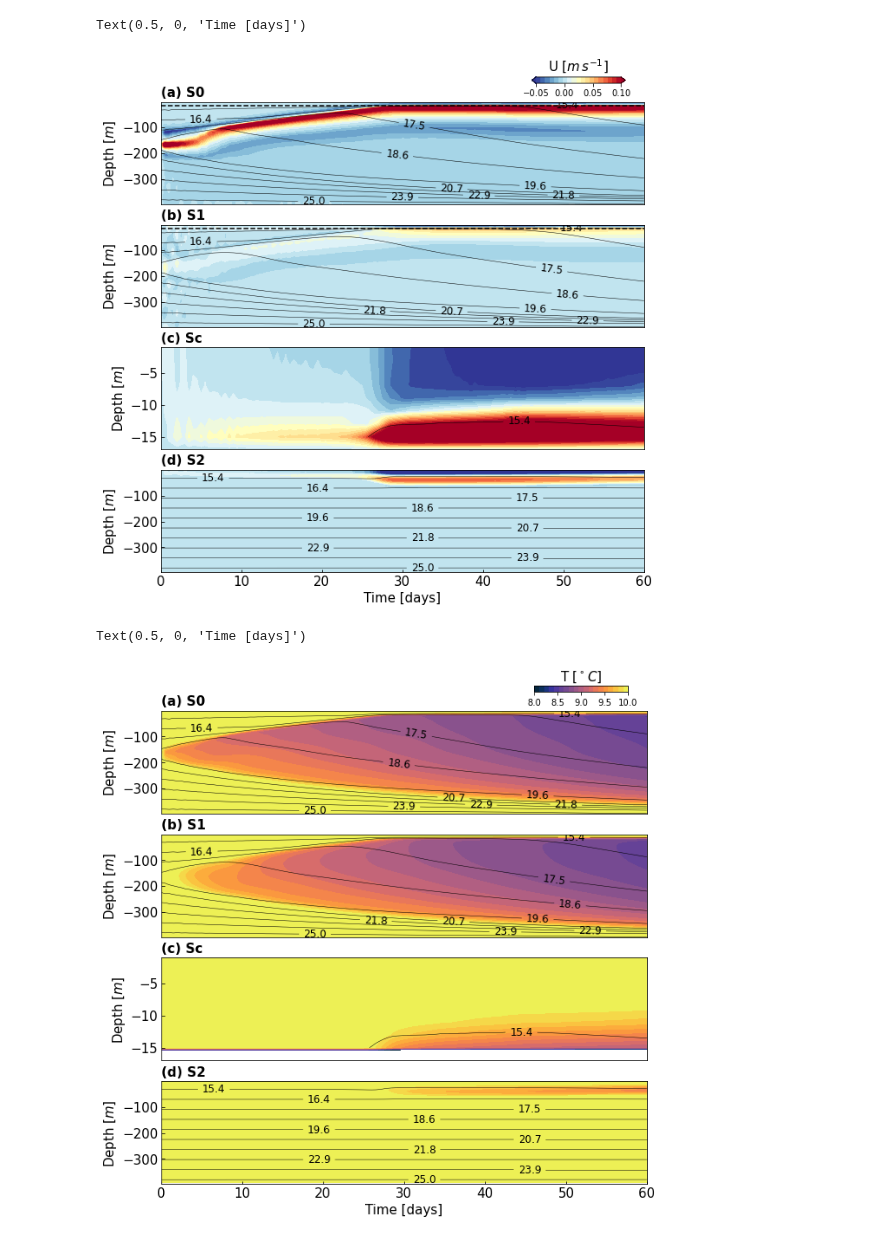
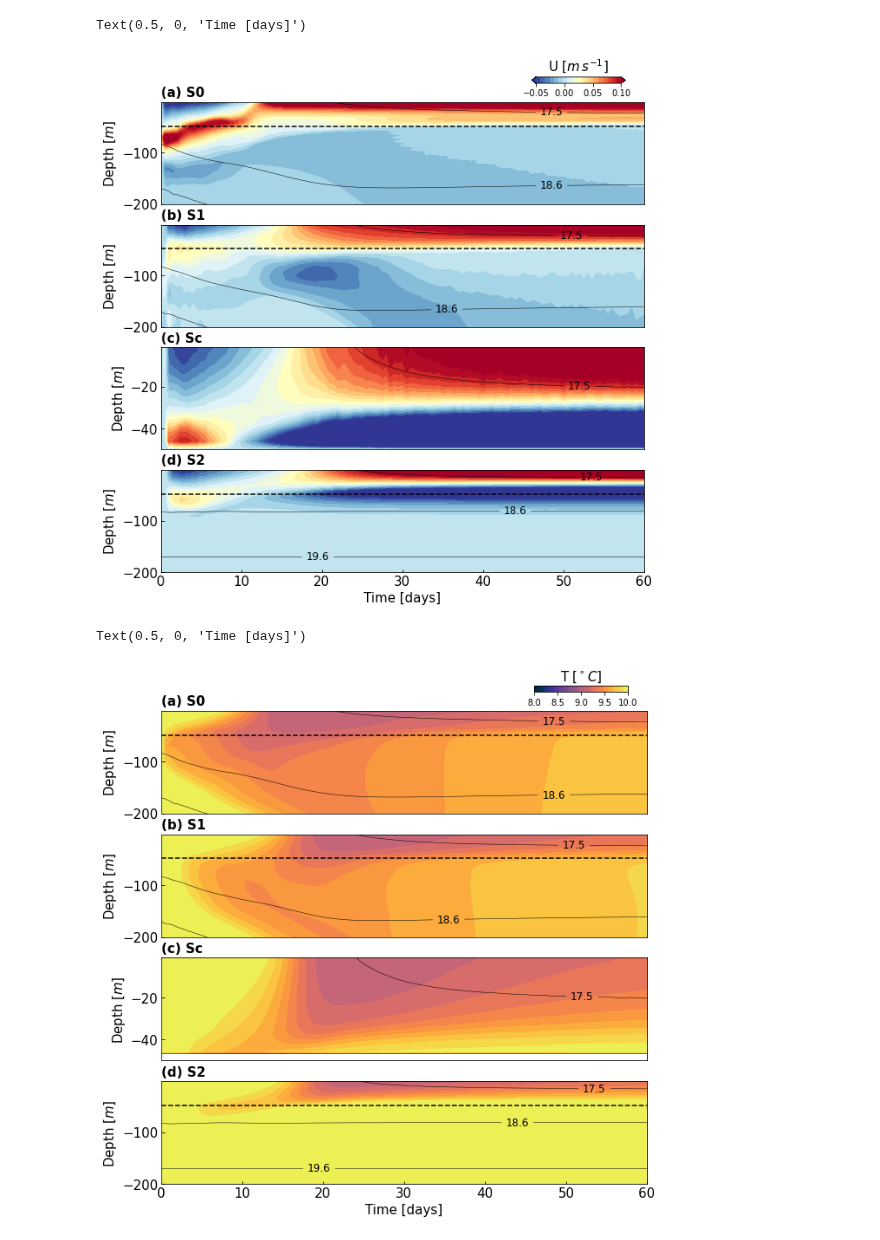
Before and after one commit to weiyangbao/Jupyter-Iceplume, a Jupyter notebook: Fjord Modeling/Strat_Transition.ipynb, the cells around one changed output. Cells and saved outputs as stored; diff of their text form; code cells hidden in the pictures.

```diff
--- a/Fjord Modeling/Strat_Transition.ipynb
+++ b/Fjord Modeling/Strat_Transition.ipynb
@@ -35,10 +35,10 @@ def UT_prof(datapath, case_id, xidx):
     return depth, time, Uzt, Tzt, Rho
 # %%
 path1 = '/work/oceans/wbao/MITgcm_results/iceplume/4_Sz_minhs'
-path2 = '/work/oceans/wbao/MITgcm_results/iceplume/Sal_Linear_minhs'
+path2 = '/work/oceans/wbao/MITgcm_results/iceplume/Sal_Linear_maxhs'
 path3 = '/work/oceans/wbao/MITgcm_results/iceplume/2_Qsg_minhs'
 
-caseN = 2
+caseN = 4
 gf, sw, sc, se = 6, 120, 178, 235 # index for cross-fjord sections 0, 1, sill crest, 2
 
 depth, time, U1, T1, Rho1 = UT_prof(path2, caseN, gf)
@@ -60,10 +60,10 @@ cu = np.linspace(-0.05,0.1,20) # Contour range for U
 crho = np.linspace(10,25,15) # Contour range for density
 cmap = 'RdYlBu_r'
 
-
+hs = 48
 ax1 = fig1.add_subplot(411)
 im1 = ax1.contourf(time, depth, U1, cu, cmap=cmap, extend='both')
-ax1.axhline(y=depth[8],color='k',linestyle='--')
+ax1.axhline(y=-hs,color='k',linestyle='--')
 
 # Plot isopycnals
 CS1 = ax1.contour(time, depth, Rho1-1000, crho, colors='k', linewidths=.5)
@@ -75,7 +75,7 @@ cbar.set_ticks([-0.05,0,0.05,0.1])
 cbar.ax.set_title('U [$m\,s^{-1}$]', size=15)
 
 ax1.set_xlim(time[0],time[-1])
-ax1.set_ylim(depth[-1],depth[0])
+ax1.set_ylim(-200,depth[0])
 ax1.xaxis.set_visible(False)
 ax1.tick_params(direction='in', labelsize=15)
 ax1.set_title('(a) S0', loc='left', size=15, weight='bold')
@@ -85,13 +85,13 @@ ax1.set_ylabel('Depth [$m$]', size=15)
 
 ax2 = fig1.add_subplot(412)
 im2 = ax2.contourf(time, depth, U2, cu, cmap=cmap, extend='both')
-ax2.axhline(y=depth[8],color='k',linestyle='--')
+ax2.axhline(y=-hs,color='k',linestyle='--')
 CS2 = ax2.contour(time, depth, Rho2-1000, crho, colors='k', linewidths=.5)
 plt.clabel(CS2, fmt='%1.1f', fontsize=12, inline=1)
 
 
 ax2.set_xlim(time[0],time[-1])
-ax2.set_ylim(depth[-1],depth[0])
+ax2.set_ylim(-200,depth[0])
 ax2.xaxis.set_visible(False)
 ax2.tick_params(direction='in', labelsize=15)
 ax2.set_title('(b) S1', loc='left', size=15, weight='bold')
@@ -102,12 +102,13 @@ ax2.set_ylabel('Depth [$m$]', size=15)
 ax3 = fig1.add_subplot(413)
 im3 = ax3.contourf(time, depth, U3, cu, cmap=cmap, extend='both')
 #ax3.axhline(y=-16,color='k',linestyle='--')
-CS3 = ax3.contour(time, depth[:8], Rho3[:8,:]-1000, crho, colors='k', linewidths=.5)
+CS3 = ax3.contour(time, depth[:22], Rho3[:22,:]-1000, crho, colors='k', linewidths=.5) # hs=18, depth_ind=7
 plt.clabel(CS3, fmt='%1.1f', fontsize=12, inline=1)
 
 
 ax3.set_xlim(time[0],time[-1])
-ax3.set_ylim(depth[8],depth[0])
+#ax3.set_ylim(depth[8],depth[0])
+ax3.set_ylim(-50,depth[0])
 ax3.xaxis.set_visible(False)
 ax3.tick_params(direction='in', labelsize=15)
 ax3.set_title('(c) Sc', loc='left', size=15, weight='bold')
@@ -119,16 +120,17 @@ ax4 = fig1.add_subplot(414)
 im4 = ax4.contourf(time, depth, U4, cu, cmap=cmap, extend='both')
 CS4 = ax4.contour(time, depth[:-1], Rho4[:-1,:]-1000, crho, colors='k', linewidths=.5)
 plt.clabel(CS4, fmt='%1.1f', fontsize=12, inline=1)
+ax4.axhline(y=-hs,color='k',linestyle='--')
 
 ax4.set_xlim(time[0],time[-1])
-ax4.set_ylim(depth[-1],depth[0])
+ax4.set_ylim(-200,depth[0])
 ax4.tick_params(direction='in', labelsize=15)
 ax4.set_title('(d) S2', loc='left', size=15, weight='bold')
 ax4.set_ylabel('Depth [$m$]', size=15)
 ax4.set_xlabel('Time [days]', size=15)
 # %% [output]
 Text(0.5, 0, 'Time [days]')
-[figure, old version]
+[figure, new version]
 # %%
 # Making plot for potential temperature
 fig2 = plt.figure(figsize=(10,10))
@@ -148,6 +150,7 @@ im1 = ax1.contourf(time, depth, T1, ct, cmap=cmap2)
 # Plot isopycnals
 CS1 = ax1.contour(time, depth, Rho1-1000, crho1, colors='k', linewidths=.5)
 plt.clabel(CS1, fmt='%1.1f', fontsize=12, inline=1)
+ax1.axhline(y=-hs,color='k',linestyle='--')
 
 cbaxes = fig2.add_axes([0.72, 0.91, 0.15, 0.01])
 cbar = fig2.colorbar(im1,cax=cbaxes, orientation='horizontal')
@@ -155,7 +158,7 @@ cbar.set_ticks([8,8.5,9,9.5,10])
 cbar.ax.set_title('T [$^\circ C$]', size=15)
 
 ax1.set_xlim(time[0],time[-1])
-ax1.set_ylim(depth[-1],depth[0])
+ax1.set_ylim(-200,depth[0])
 ax1.xaxis.set_visible(False)
 ax1.tick_params(direction='in', labelsize=15)
 ax1.set_title('(a) S0', loc='left', size=15, weight='bold')
@@ -167,45 +170,47 @@ ax2 = fig2.add_subplot(412)
 im2 = ax2.contourf(time, depth, T2, ct, cmap=cmap2)
 CS2 = ax2.contour(time, depth, Rho2-1000, crho1, colors='k', linewidths=.5)
 plt.clabel(CS2, fmt='%1.1f', fontsize=12, inline=1)
+ax2.axhline(y=-hs,color='k',linestyle='--')
 
 ax2.set_xlim(time[0],time[-1])
-ax2.set_ylim(depth[-1],depth[0])
+ax2.set_ylim(-200,depth[0])
 ax2.xaxis.set_visible(False)
 ax2.tick_params(direction='in', labelsize=15)
 ax2.set_title('(b) S1', loc='left', size=15, weight='bold')
 ax2.set_ylabel('Depth [$m$]', size=15)
 
 
 
 ax3 = fig2.add_subplot(413)
 im3 = ax3.contourf(time, depth, T3, ct, cmap=cmap2)
 #ax3.axhline(y=-16,color='k',linestyle='--')
-CS3 = ax3.contour(time, depth[:8], Rho3[:8,:]-1000, crho1, colors='k', linewidths=.5)
+CS3 = ax3.contour(time, depth[:22], Rho3[:22,:]-1000, crho1, colors='k', linewidths=.5)
 plt.clabel(CS3, fmt='%1.1f', fontsize=12, inline=1)
 
 ax3.set_xlim(time[0],time[-1])
-ax3.set_ylim(depth[8],depth[0])
+ax3.set_ylim(-50,depth[0])
 ax3.xaxis.set_visible(False)
 ax3.tick_params(direction='in', labelsize=15)
 ax3.set_title('(c) Sc', loc='left', size=15, weight='bold')
 ax3.set_ylabel('Depth [$m$]', size=15)
 
 
 
 ax4 = fig2.add_subplot(414)
 im4 = ax4.contourf(time, depth, T4, ct, cmap=cmap2)
 CS4 = ax4.contour(time, depth[:-1], Rho4[:-1,:]-1000, crho1, colors='k', linewidths=.5)
 plt.clabel(CS4, fmt='%1.1f', fontsize=12, inline=1)
+ax4.axhline(y=-hs,color='k',linestyle='--')
 
 ax4.set_xlim(time[0],time[-1])
-ax4.set_ylim(depth[-1],depth[0])
+ax4.set_ylim(-200,depth[0])
 ax4.tick_params(direction='in', labelsize=15)
 ax4.set_title('(d) S2', loc='left', size=15, weight='bold')
 ax4.set_ylabel('Depth [$m$]', size=15)
 ax4.set_xlabel('Time [days]', size=15)
 # %% [output]
 Text(0.5, 0, 'Time [days]')
-[figure, old version]
+[figure, new version]
 # %%
 fig_path ="/home/1959/Jupyter_Figs/FjordModeling/"
 if not os.path.exists(fig_path):
```
Also changed, not shown: parts of 8 cells of this notebook, 2 other files.
